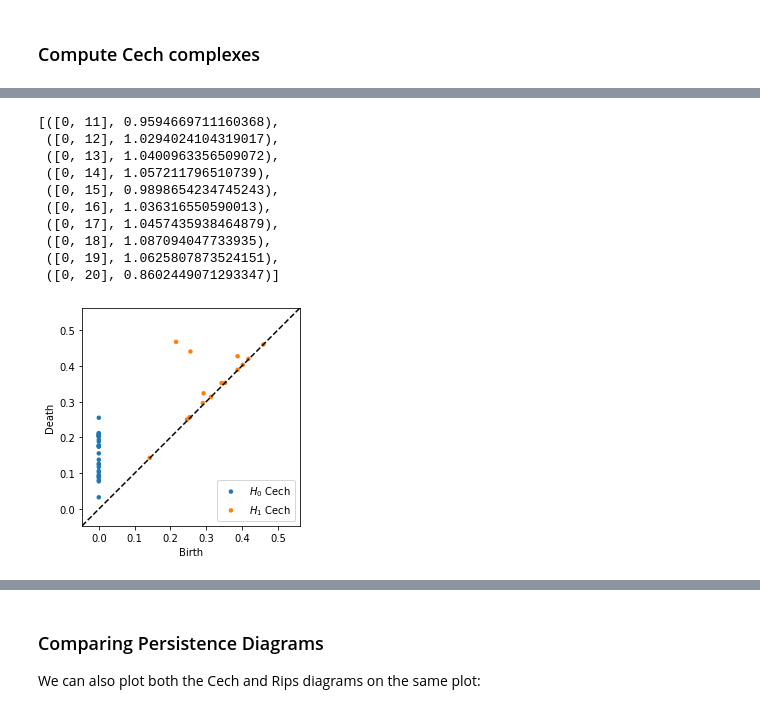
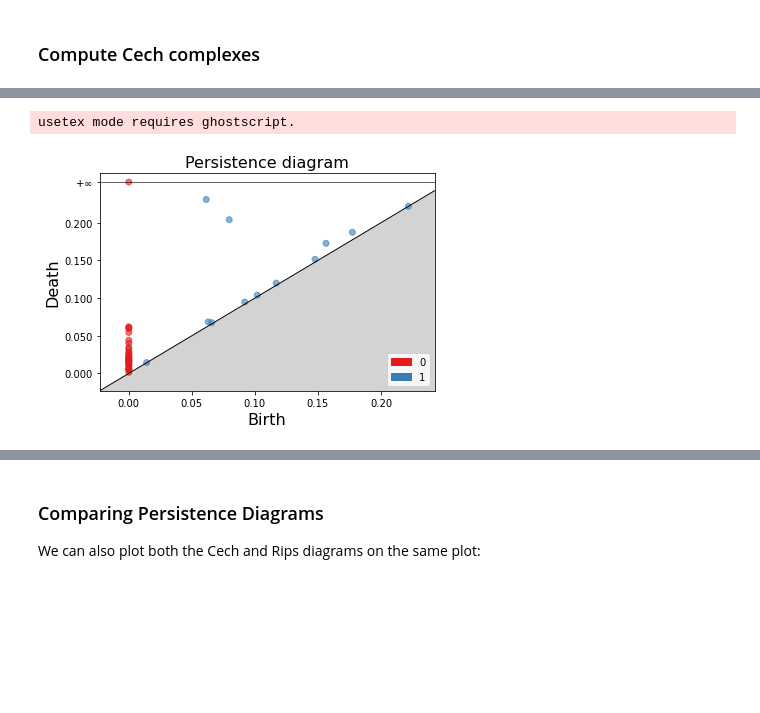
Before and after one commit to atorras1618/Miscellaneous-TDA-notebooks, a Jupyter notebook: Brief Introduction to Persistent Homology using scikit-tda.ipynb, the cells around one changed output, grey strips where cells are left out. Drawn from its saved outputs; the diff is of its cells as text; code cells hidden in the pictures; blank space fills up the shorter version.

Commit message:
Using GUDHI instead of Cechmate

```diff
--- a/Brief Introduction to Persistent Homology using scikit-tda.ipynb
+++ b/Brief Introduction to Persistent Homology using scikit-tda.ipynb
@@ -115,21 +95,12 @@ Finished computing persistence pairs (Elapsed Time 0.028)
-# %%
-N = 40
-M = 50
-infty_cpx[N:M] # print simplices between N < M from the Cech filtration
-# %% [output]
-[([0, 11], 0.9594669711160368),
- ([0, 12], 1.0294024104319017),
- ([0, 13], 1.0400963356509072),
- ([0, 14], 1.057211796510739),
- ([0, 15], 0.9898654234745243),
- ([0, 16], 1.036316550590013),
- ([0, 17], 1.0457435938464879),
- ([0, 18], 1.087094047733935),
- ([0, 19], 1.0625807873524151),
- ([0, 20], 0.8602449071293347)]
-# %%
-plot_diagrams(cechdgms, labels = ['$H_0$ Cech', '$H_1$ Cech'])
-plt.show()
-# %% [output]
-[figure, removed]
+# %%
+from gudhi import AlphaComplex
+ac = AlphaComplex(points=infty_pts)
+stree = ac.create_simplex_tree()
+dgm = stree.persistence()
+# %%
+gd.plot_persistence_diagram(dgm, legend = True)
+plt.show()
+# %% [output]
+usetex mode requires ghostscript.
+[figure, added]
 # %% [markdown]
```
Also changed, not shown: parts of 18 cells of this notebook, 1 other file.
